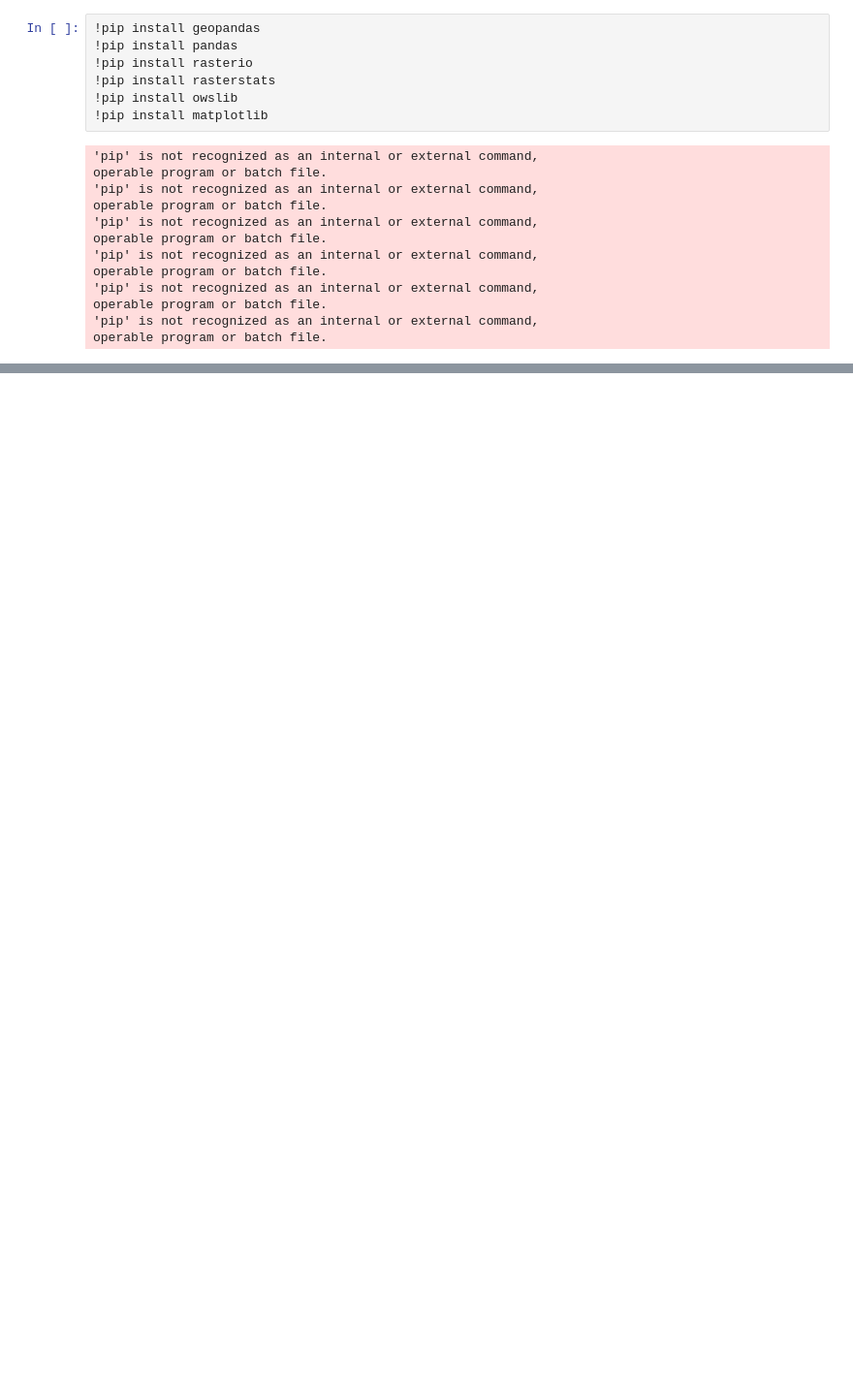
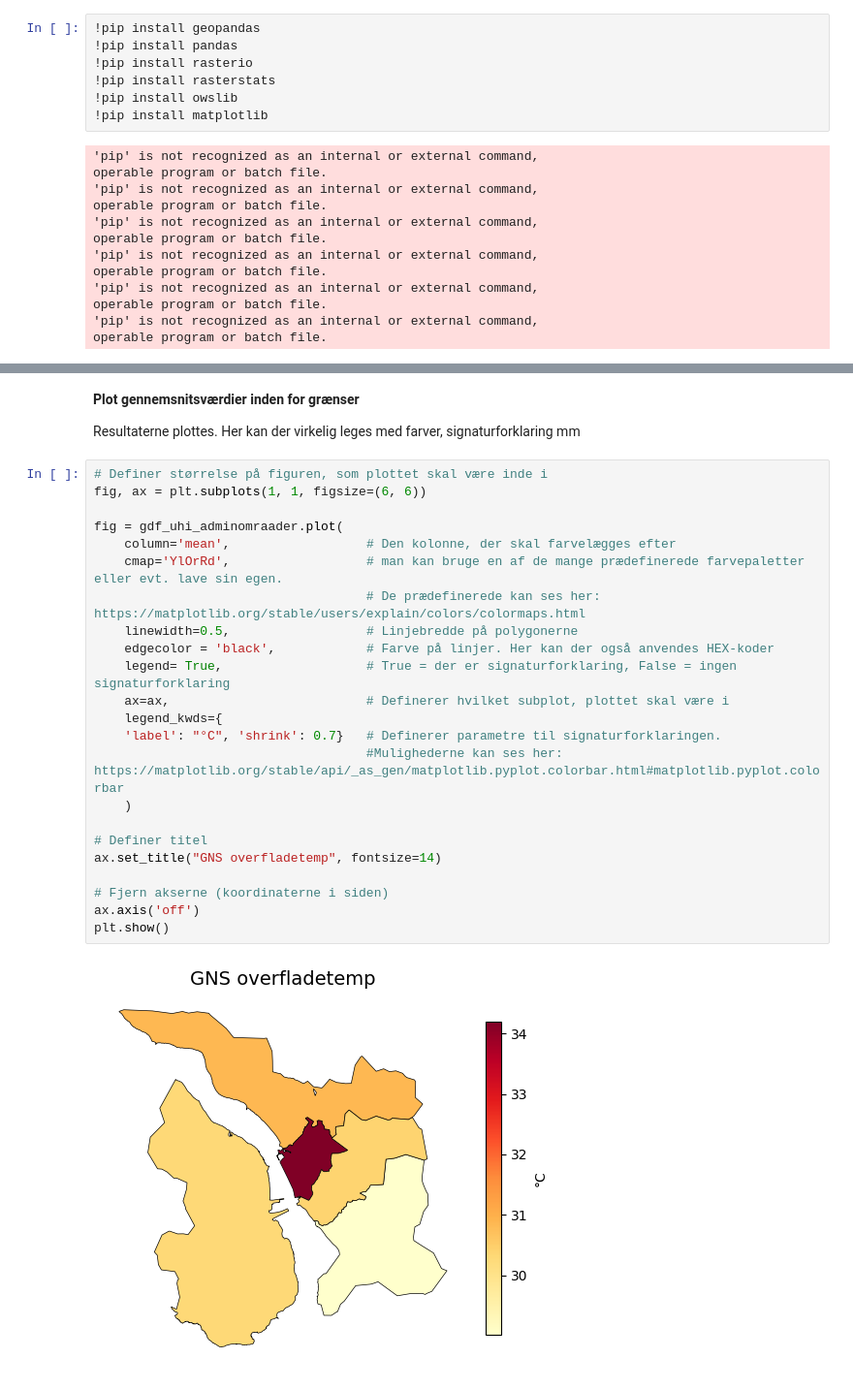
Before and after one commit to anerv/python_kortdage, a Jupyter notebook: Rastereksempel.ipynb, the cells around one changed output, grey strips where cells are left out. Shown at 97% size. Cells and saved outputs as stored; diff of their text form; blank space fills up the shorter version.

```diff
--- a/Rastereksempel.ipynb
+++ b/Rastereksempel.ipynb
@@ -159,0 +195,29 @@ print(round(uhi_graense,1))
+# %% [markdown]
+**Plot gennemsnitsværdier inden for grænser**
+
+Resultaterne plottes. Her kan der virkelig leges med farver, signaturforklaring mm
+# %%
+# Definer størrelse på figuren, som plottet skal være inde i
+fig, ax = plt.subplots(1, 1, figsize=(6, 6))
+
+fig = gdf_uhi_adminomraader.plot(
+    column='mean',                  # Den kolonne, der skal farvelægges efter
+    cmap='YlOrRd',                  # man kan bruge en af de mange prædefinerede farvepaletter eller evt. lave sin egen.
+                                    # De prædefinerede kan ses her: https://matplotlib.org/stable/users/explain/colors/colormaps.html
+    linewidth=0.5,                  # Linjebredde på polygonerne
+    edgecolor = 'black',            # Farve på linjer. Her kan der også anvendes HEX-koder
+    legend= True,                   # True = der er signaturforklaring, False = ingen signaturforklaring
+    ax=ax,                          # Definerer hvilket subplot, plottet skal være i
+    legend_kwds={
+    'label': "°C", 'shrink': 0.7}   # Definerer parametre til signaturforklaringen.
+                                    #Mulighederne kan ses her: https://matplotlib.org/stable/api/_as_gen/matplotlib.pyplot.colorbar.html#matplotlib.pyplot.colorbar
+    )
+
+# Definer titel
+ax.set_title("GNS overfladetemp", fontsize=14)
+
+# Fjern akserne (koordinaterne i siden)
+ax.axis('off')
+plt.show()
+# %% [output]
+[figure, added]
```
Also changed, not shown: parts of 48 cells of this notebook.
